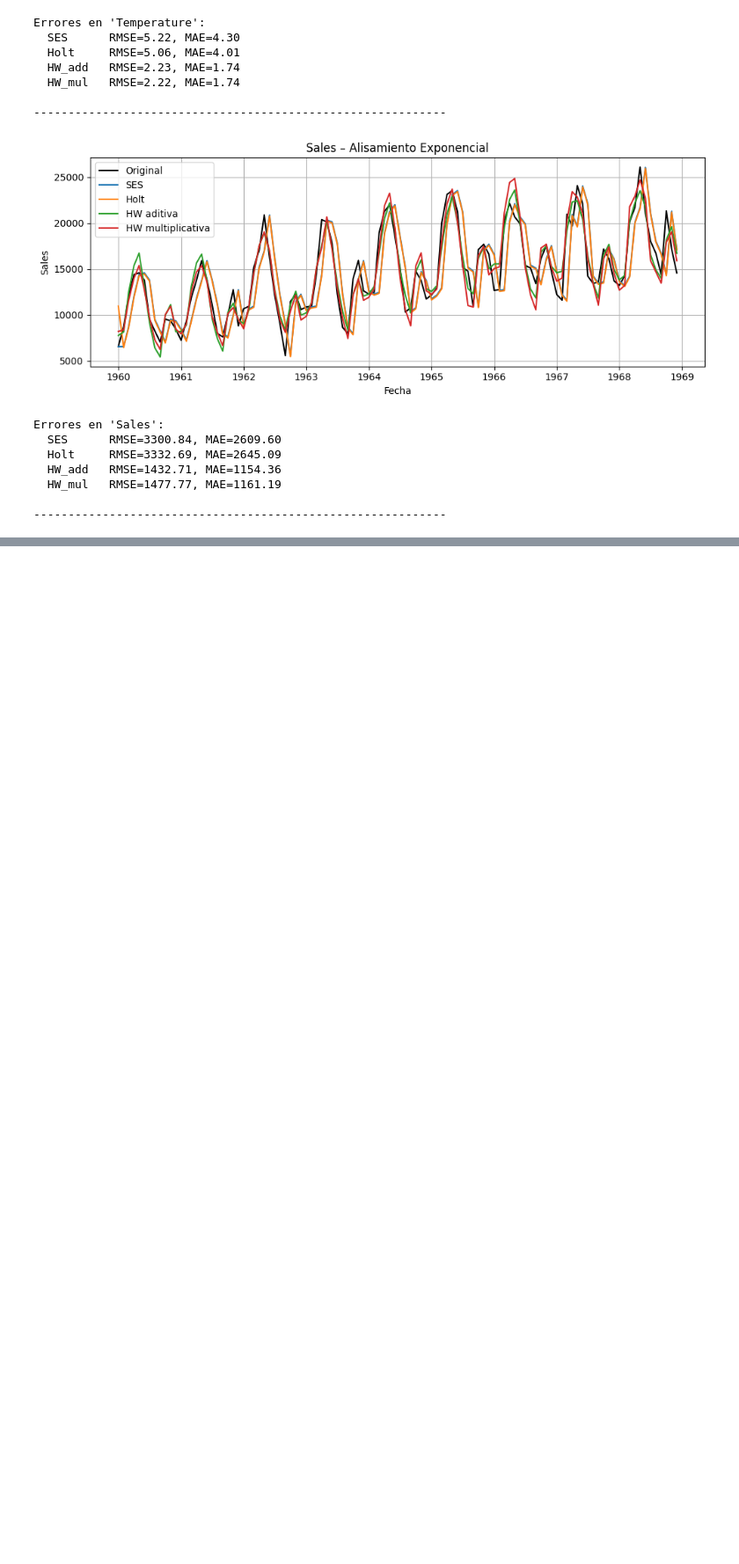
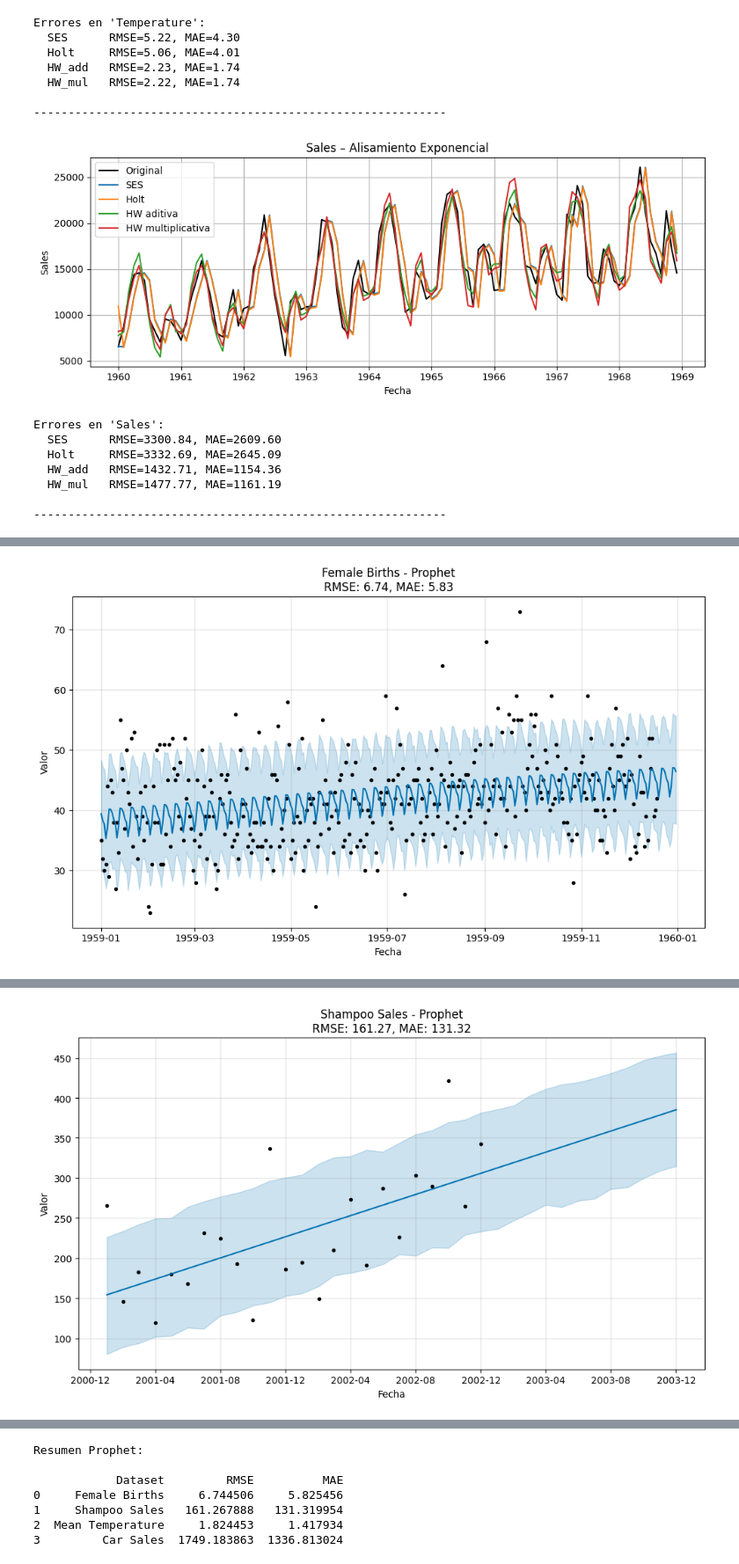
Before and after one commit to Riv2oo4/Lab1_DS, a Jupyter notebook: lab1.ipynb, the cells around one changed output, grey strips where cells are left out. Shown at 88% size. Drawn from its saved outputs; the diff is of its cells as text; code cells hidden in the pictures; blank space fills up the shorter version.

```diff
--- a/lab1.ipynb
+++ b/lab1.ipynb
@@ -243,0 +423,64 @@ Errores en 'Sales':
+# %%
+from prophet import Prophet
+import pandas as pd
+import matplotlib.pyplot as plt
+from sklearn.metrics import mean_squared_error, mean_absolute_error
+import numpy as np
+
+# Función para aplicar Prophet
+def aplicar_prophet(nombre, serie):
+    # Formatear columnas como requiere Prophet
+    df = serie.reset_index()
+    df.columns = ['ds', 'y']
+
+    train = df[:-12]
+    test = df[-12:]
+
+    modelo = Prophet()
+    modelo.fit(train)
+
+    futuro = modelo.make_future_dataframe(periods=12, freq=serie.index.freq)
+
+    forecast = modelo.predict(futuro)
+
+    # Filtrar
+    y_pred = forecast.iloc[-12:]['yhat'].values
+    y_true = test['y'].values
+
+    rmse = np.sqrt(mean_squared_error(y_true, y_pred))
+    mae = mean_absolute_error(y_true, y_pred)
+
+    # Visualización
+    modelo.plot(forecast)
+    plt.title(f"{nombre} - Prophet\nRMSE: {rmse:.2f}, MAE: {mae:.2f}")
+    plt.xlabel("Fecha")
+    plt.ylabel("Valor")
+    plt.grid(True)
+    plt.tight_layout()
+    plt.show()
+
+    return {
+        'Dataset': nombre,
+        'RMSE': rmse,
+        'MAE': mae
+    }
+
+# Preparar las series
+# Asegurar frecuencia
+births = births.asfreq('D')
+shampoo = shampoo.asfreq('MS')
+temperature = temperature.asfreq('MS')
+car_sales = car_sales.asfreq('MS')
+
+# Aplicar Prophet
+resultados_prophet = []
+resultados_prophet.append(aplicar_prophet("Female Births", births))
+resultados_prophet.append(aplicar_prophet("Shampoo Sales", shampoo))
+resultados_prophet.append(aplicar_prophet("Mean Temperature", temperature))
+resultados_prophet.append(aplicar_prophet("Car Sales", car_sales))
+
+# Mostrar resumen
+df_resultados_prophet = pd.DataFrame(resultados_prophet)
+print("\nResumen Prophet:\n")
+print(df_resultados_prophet)
+# %% [output]
@@ -243,0 +490 @@ Errores en 'Sales':
+[figure, added]
@@ -243,0 +493 @@ Errores en 'Sales':
+[figure, added]
@@ -243,0 +500,7 @@ Errores en 'Sales':
+Resumen Prophet:
+
+            Dataset         RMSE          MAE
+0     Female Births     6.744506     5.825456
+1     Shampoo Sales   161.267888   131.319954
+2  Mean Temperature     1.824453     1.417934
+3         Car Sales  1749.183863  1336.813024
```
Also changed, not shown: parts of 6 cells of this notebook.
